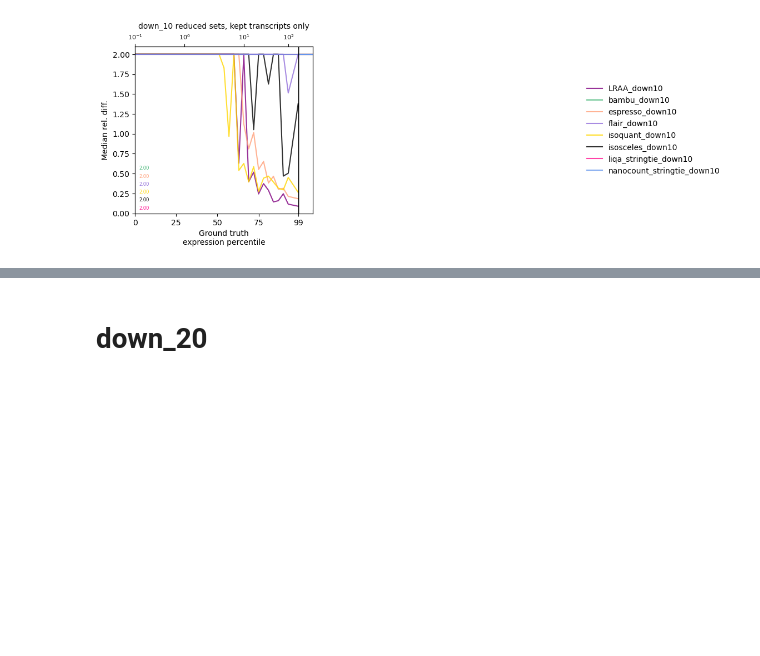
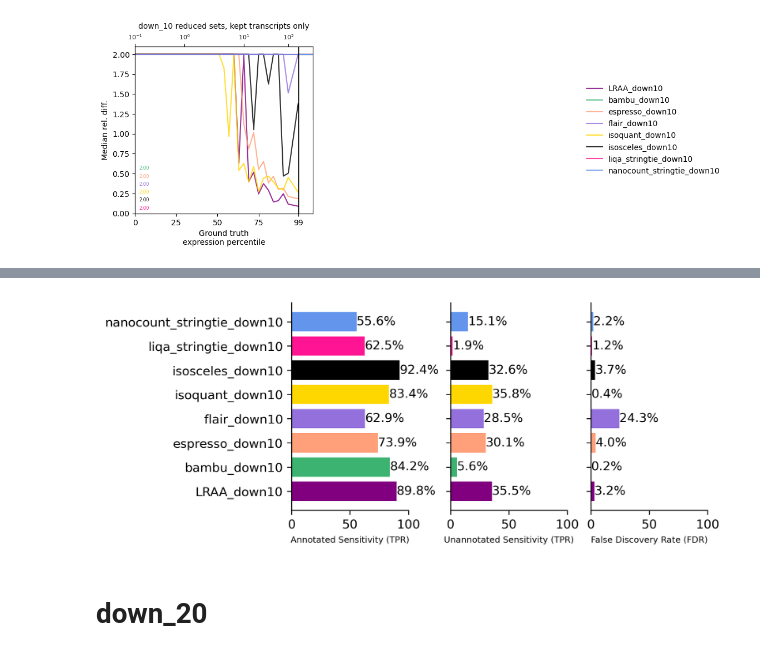
Before and after one commit to MethodsDev/Isosceles_Paper-Ext, a Jupyter notebook: reports/simulated_bulk_benchmarks-BJH-usePyLib-adj.ipynb, the cells around one changed output, grey strips where cells are left out. Drawn from its saved outputs; the diff is of its cells as text; code cells hidden in the pictures; blank space fills up the shorter version.

```diff
--- a/reports/simulated_bulk_benchmarks-BJH-usePyLib-adj.ipynb
+++ b/reports/simulated_bulk_benchmarks-BJH-usePyLib-adj.ipynb
@@ -86,7 +20,7 @@ ref_gtf_df.merge(ref_quant_df, how='inner', on='transcript_id')
 # %%
-ref_df = parseGTFtoIntronIDsandQuants(ref_gtf_file, ref_quant_file)
+i_ref_df = indexDfByIntronId(parseGTFtoIntronIDsandQuants(ref_gtf_file, ref_quant_file))
 
-ref_df
+i_ref_df
 # %% [output]
 -processGtf( ../simulated_bulk_analysis/report_data/reference/benchmark_full_annotations.gtf )
 INFO:root:Extracted GTF attributes: ['gene_id', 'gene_version', 'transcript_id', 'transcript_version', 'exon_number', 'gene_name', 'gene_source', 'gene_biotype', 'transcript_name', 'transcript_source' ...
@@ -106,4 +40,0 @@ INFO:root:Extracted GTF attributes: ['gene_id', 'gene_version', 'transcript_id',
-# %%
-i_ref_df = indexDfByIntronId(ref_df)
-
-i_ref_df
@@ -196,0 +45,4 @@ i_downsampled_30_gtf_df['down_30'] = True
+# %%
+i_downsampled_10_gtf_df = indexDfByIntronId(parseGTFtoIntronIDs(downsampled_10_gtf))
+i_downsampled_20_gtf_df = indexDfByIntronId(parseGTFtoIntronIDs(downsampled_20_gtf))
+i_downsampled_30_gtf_df = indexDfByIntronId(parseGTFtoIntronIDs(downsampled_30_gtf))
@@ -521,3 +279,7 @@ rel_diff_vs_expr_percentile_plot(i_ref_df, down_10_dict, 33, 'median', 'down_10
+# %%
+overall_knownTPR_novelTPR_and_FDR_barplot(i_ref_df, down_10_dict, down_10_kept_intron_ids)
+# %% [output]
+[figure, added]
 # %% [markdown]
 # down_20
 # %%
```
Also changed, not shown: parts of 49 cells of this notebook, 1 other file.
